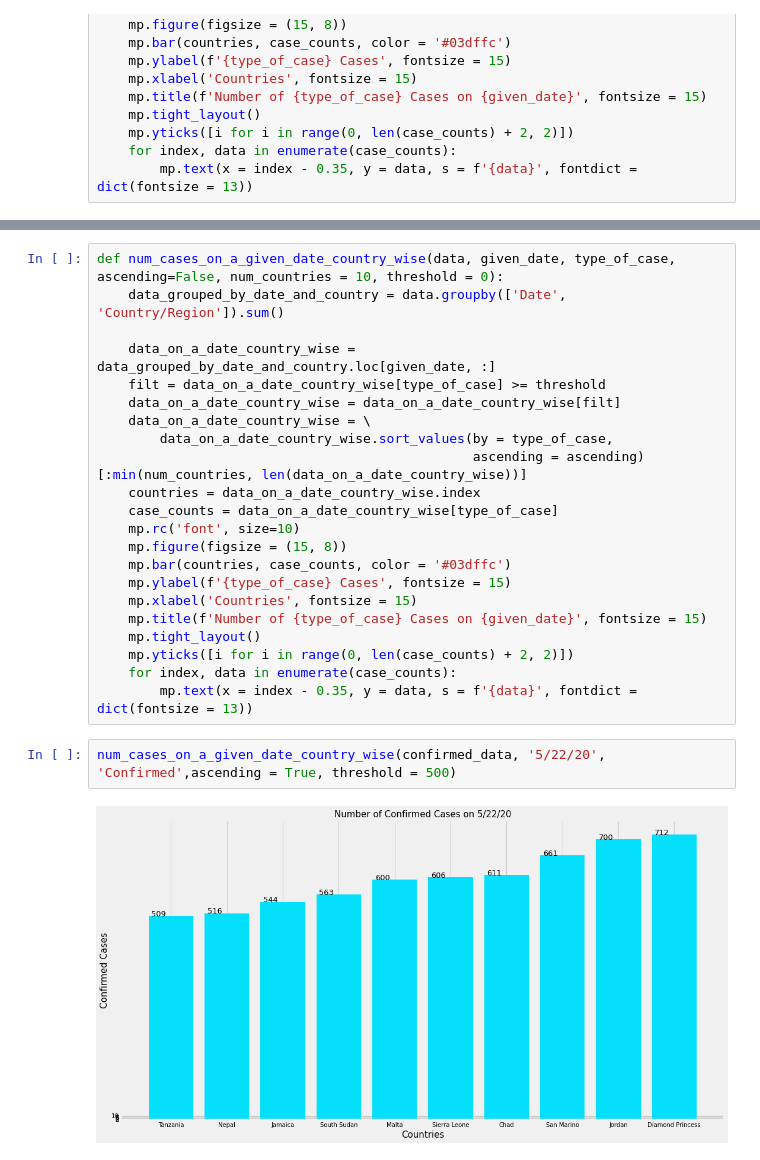
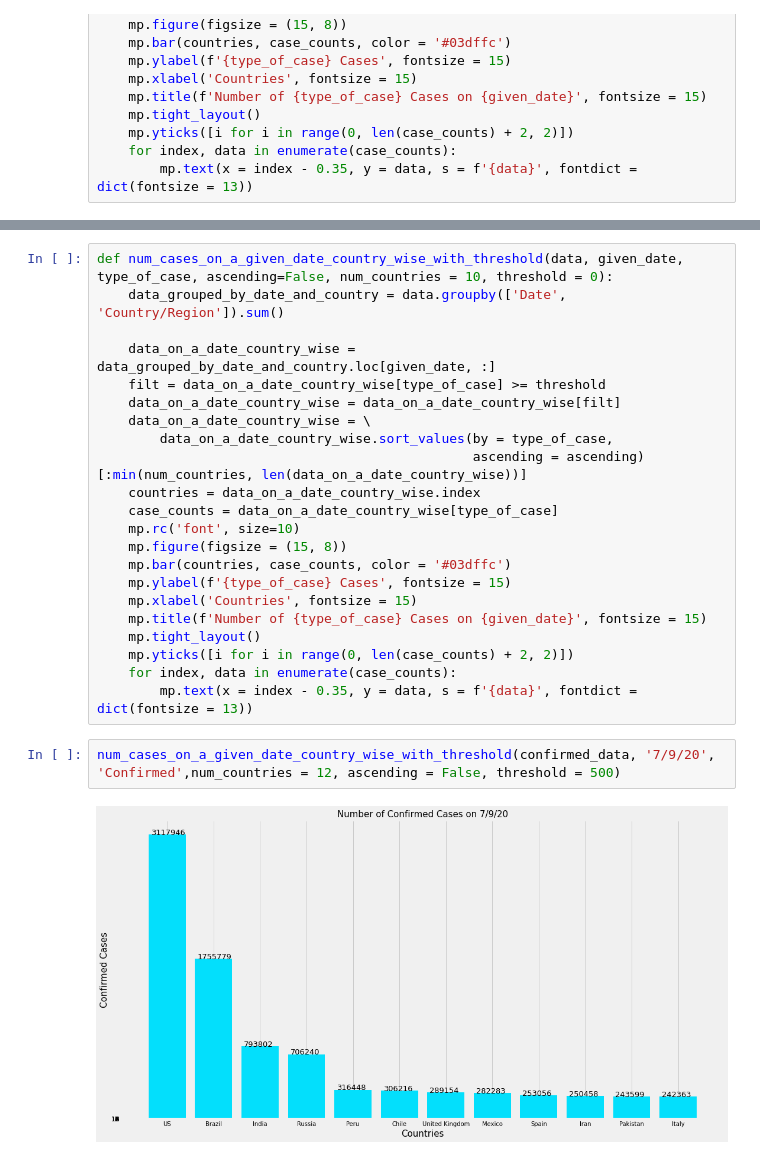
Before and after one commit to SUPREME-CODER/COVID-19-DASHBOARD, a Jupyter notebook: COVID DATA ANALYSIS.ipynb, the cells around one changed output, grey strips where cells are left out. Cells and saved outputs as stored; diff of their text form.

```diff
--- a/COVID DATA ANALYSIS.ipynb
+++ b/COVID DATA ANALYSIS.ipynb
@@ -192,5 +193,5 @@ num_cases_on_a_given_date_country_wise(confirmed_data, '5/22/20', 'Confirmed')
 # %%
-def num_cases_on_a_given_date_country_wise(data, given_date, type_of_case, ascending=False, num_countries = 10, threshold = 0):
+def num_cases_on_a_given_date_country_wise_with_threshold(data, given_date, type_of_case, ascending=False, num_countries = 10, threshold = 0):
     data_grouped_by_date_and_country = data.groupby(['Date', 'Country/Region']).sum()
 
     data_on_a_date_country_wise = data_grouped_by_date_and_country.loc[given_date, :]
@@ -212,6 +213,6 @@ def num_cases_on_a_given_date_country_wise(data, given_date, type_of_case, ascen
     for index, data in enumerate(case_counts):
         mp.text(x = index - 0.35, y = data, s = f'{data}', fontdict = dict(fontsize = 13))
 # %%
-num_cases_on_a_given_date_country_wise(confirmed_data, '5/22/20', 'Confirmed',ascending = True, threshold = 500)
+num_cases_on_a_given_date_country_wise_with_threshold(confirmed_data, '7/9/20', 'Confirmed',num_countries = 12, ascending = False, threshold = 500)
 # %% [output]
-[figure, old version]
+[figure, new version]
```
Also changed, not shown: parts of 16 cells of this notebook.
